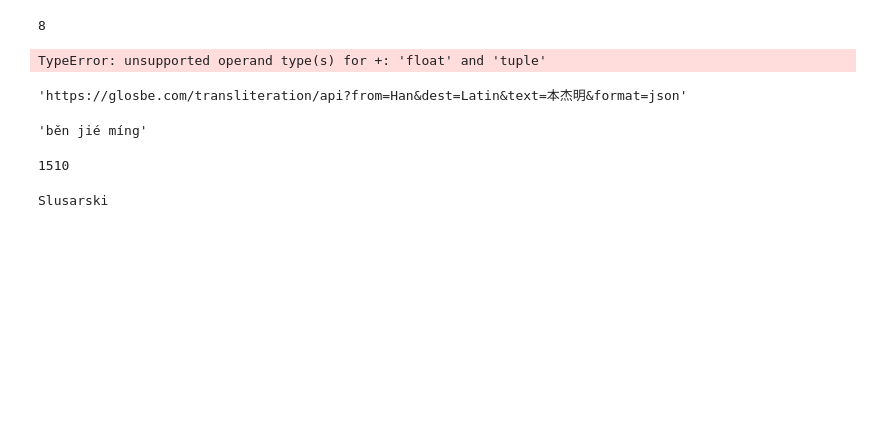
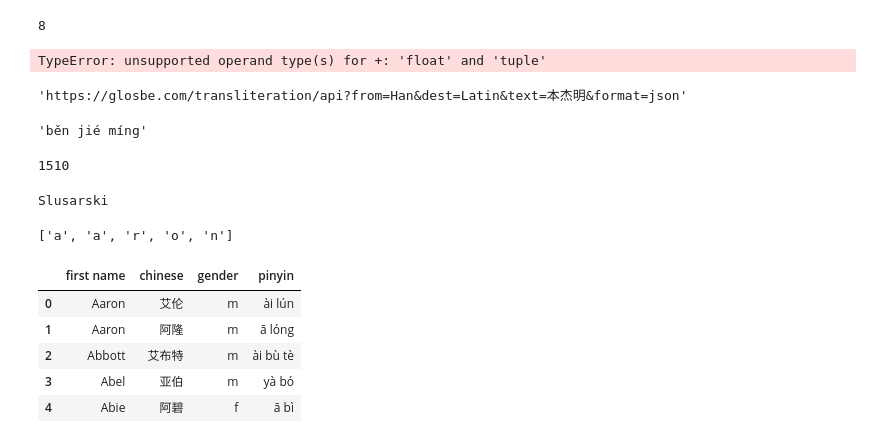
Before and after one commit to GitOffice/cs221-project, a Jupyter notebook: notebook/Exploration Notebook.ipynb, the cells around one changed output. Cells and saved outputs as stored; diff of their text form; code cells hidden in the pictures; blank space fills up the shorter version.

```diff
--- a/notebook/Exploration Notebook.ipynb
+++ b/notebook/Exploration Notebook.ipynb
@@ -255,0 +262,13 @@ Slusarski
+# %%
+get_n_grams('aaron', 1)
+# %% [output]
+['a', 'a', 'r', 'o', 'n']
+# %%
+chinese_names.head()
+# %% [output]
+|  | first name | chinese | gender | pinyin |
+| 0 | Aaron | 艾伦 | m | ài lún |
+| 1 | Aaron | 阿隆 | m | ā lóng |
+| 2 | Abbott | 艾布特 | m | ài bù tè |
+| 3 | Abel | 亚伯 | m | yà bó |
+| 4 | Abie | 阿碧 | f | ā bì |
```
Also changed, not shown: parts of 19 cells of this notebook, 12 other files.
